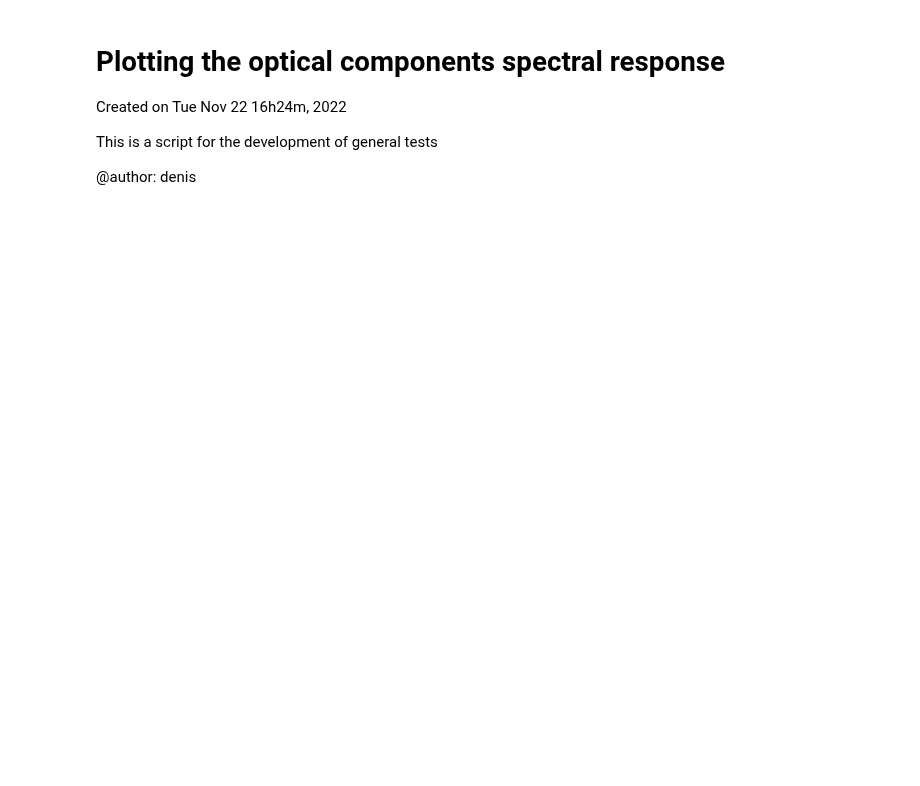
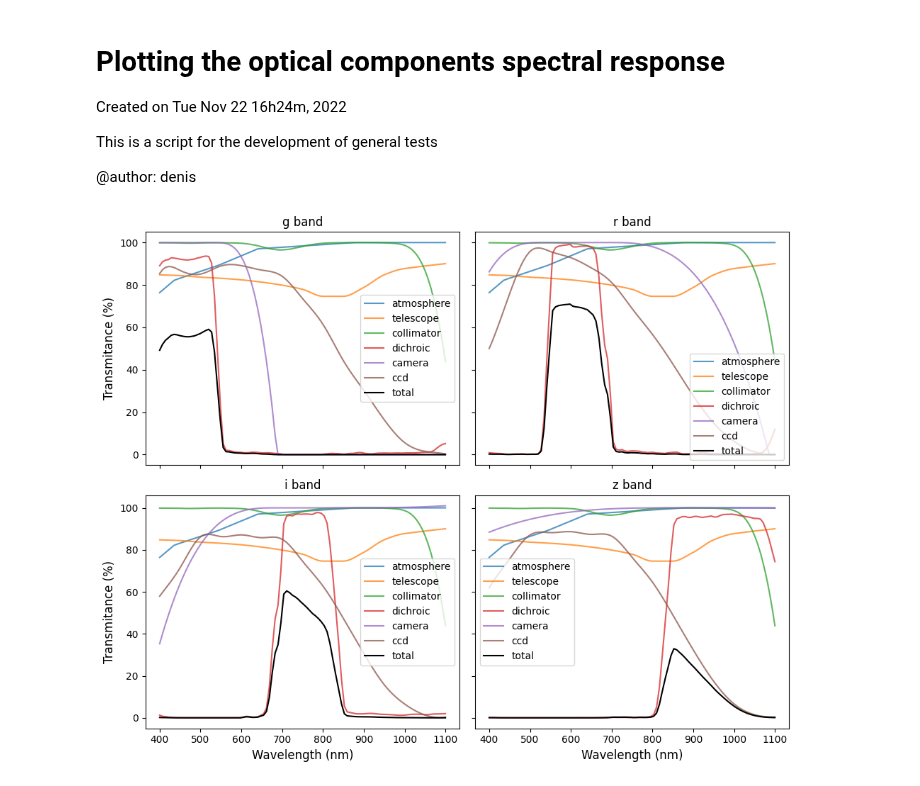
Before and after one commit to DBernardes/AIS, a Jupyter notebook: notebook/spectral_responses.ipynb, the cells around one changed output. Drawn from its saved outputs; the diff is of its cells as text; code cells hidden in the pictures; blank space fills up the shorter version.

Commit message:
ploting figures

```diff
--- a/notebook/spectral_responses.ipynb
+++ b/notebook/spectral_responses.ipynb
@@ -39,6 +39,7 @@ import numpy as np
 from AIS.Spectral_Response import Atmosphere, Channel, Telescope
 
 wv = np.linspace(400, 1100, 100)
+sdss_bands = ['g', 'r', 'i', 'z']
 
 fig, axes = plt.subplots(2, 2, sharex='col', sharey='row', figsize=(10,8))
 axes = axes.flatten()
@@ -63,33 +64,36 @@ for ch, ax in enumerate(axes):
     ax.plot(wv, sr * 100, '-', label="atmosphere",  color=colors_list[0], alpha=0.75)
     tel = Telescope()
     sr = tel.get_spectral_response(wv)
     sr_total *= sr
     ax.plot(wv, sr * 100, '-', label="telescope",  color=colors_list[1], alpha=0.75)
 
     channel = Channel(ch)
 
     for idx, component in enumerate(['collimator', 'dichroic', 'camera', 'ccd']):
         if idx < 1:
             comp_string = component
         else:
             comp_string = f"Channel {ch}/{component}"
         sr = channel.get_spectral_response(wv, comp_string+ ".csv")
         sr_total *= sr
         ax.plot(wv, sr * 100, '-', label=component,  color=colors_list[idx+2], alpha=0.75)
 
     ax.plot(wv, sr_total, 'k', label="total")
+    ax.set_title(f'{sdss_bands[ch-1]} band')
     ax.legend()
     if ch == 2:
         ax.legend(loc='lower right')
     if ch in [1, 3]:
         ax.set_ylabel('Transmitance (%)', fontsize = 12)
     if ch in [3, 4]:
         ax.set_xlabel('Wavelength (nm)', fontsize = 12)
 
 
 plt.tight_layout()
 plt.savefig(os.path.join("figures", f"Channels.png"), dpi=300, bbox_inches = 'tight')
 plt.show()
+# %% [output]
+[figure, added]
 # %%
 # PLOT SPECTRAL RESPONSE SPARC + SDSS WITH TELESCOPE
 
```
Also changed, not shown: parts of 1 cell of this notebook, 2 other files.
